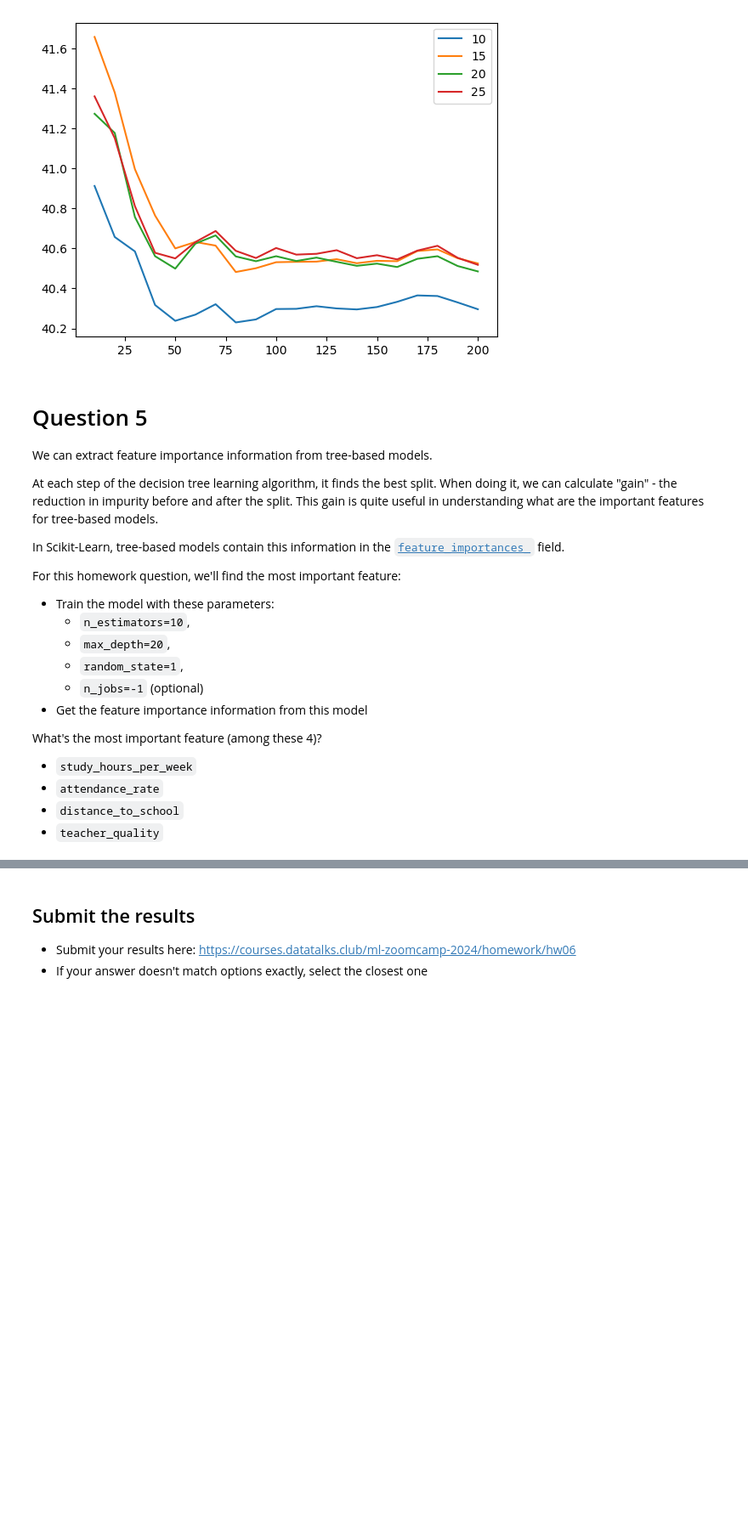
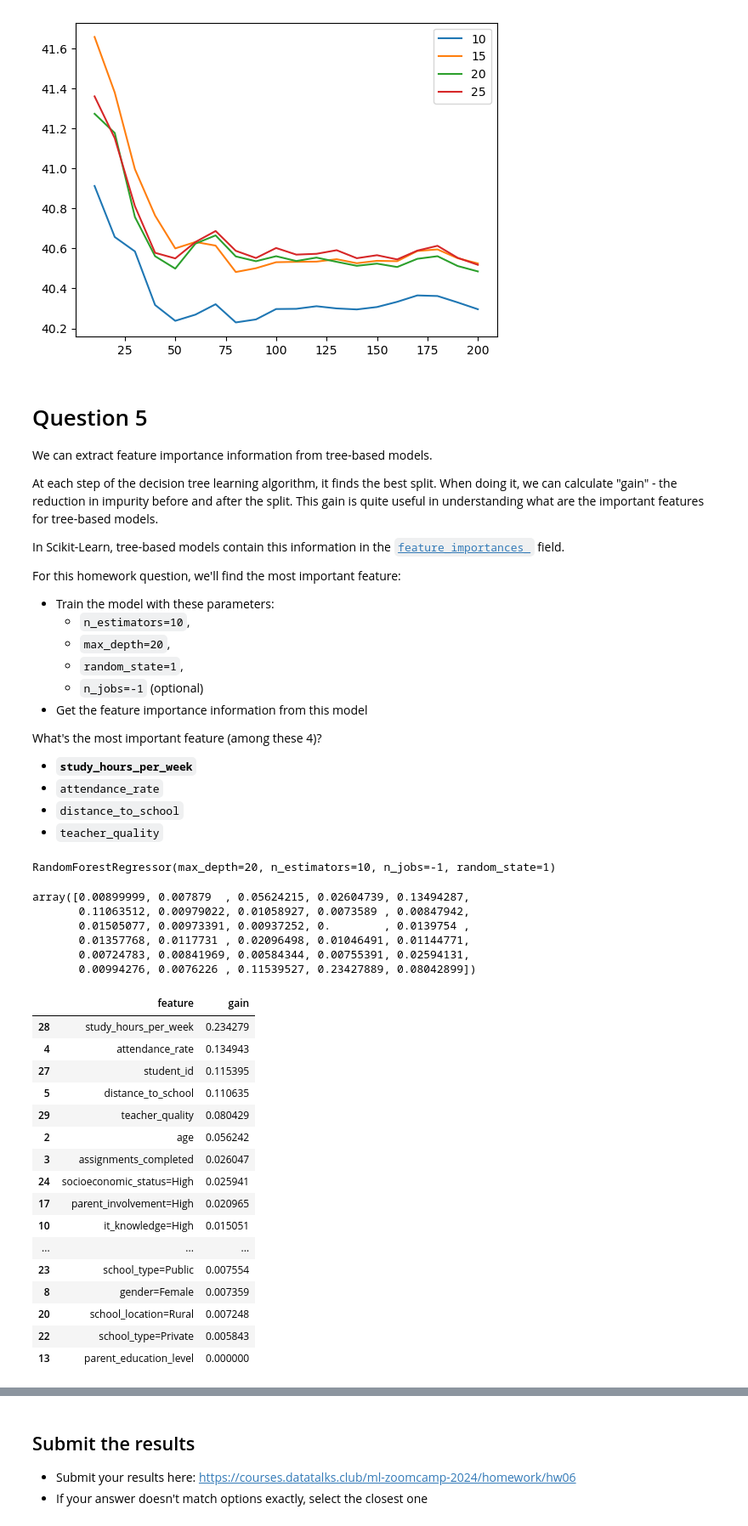
Before and after one commit to Priyanka-Bankar/machine-learning--zoomcamp, a Jupyter notebook: Homework6.ipynb, the cells around one changed output, grey strips where cells are left out. Shown: that part at 85% size. Cells and saved outputs as stored; diff of their text form; code cells hidden in the pictures; blank space fills up the shorter version.

```diff
--- a/Homework6.ipynb
+++ b/Homework6.ipynb
@@ -328,10 +328,48 @@ For this homework question, we'll find the most important feature:
 
 What's the most important feature (among these 4)?
 
-* `study_hours_per_week`
+* **`study_hours_per_week`**
 * `attendance_rate`
 * `distance_to_school`
 * `teacher_quality`
+# %%
+rf = RandomForestRegressor(n_estimators=10,max_depth=20,random_state=1,n_jobs=-1)
+
+rf.fit(X_train,y_train)
+# %% [output]
+RandomForestRegressor(max_depth=20, n_estimators=10, n_jobs=-1, random_state=1)
+# %%
+rf.feature_importances_
+# %% [output]
+array([0.00899999, 0.007879  , 0.05624215, 0.02604739, 0.13494287,
+       0.11063512, 0.00979022, 0.01058927, 0.0073589 , 0.00847942,
+       0.01505077, 0.00973391, 0.00937252, 0.        , 0.0139754 ,
+       0.01357768, 0.0117731 , 0.02096498, 0.01046491, 0.01144771,
+       0.00724783, 0.00841969, 0.00584344, 0.00755391, 0.02594131,
+       0.00994276, 0.0076226 , 0.11539527, 0.23427889, 0.08042899])
+# %%
+importance = list(zip(dv.feature_names_,rf.feature_importances_))
+df_importance = pd.DataFrame(importance,columns=['feature','gain'])
+df_importance= df_importance.sort_values(by='gain', ascending=False)
+df_importance
+# %% [output]
+|  | feature | gain |
+| 28 | study_hours_per_week | 0.234279 |
+| 4 | attendance_rate | 0.134943 |
+| 27 | student_id | 0.115395 |
+| 5 | distance_to_school | 0.110635 |
+| 29 | teacher_quality | 0.080429 |
+| 2 | age | 0.056242 |
+| 3 | assignments_completed | 0.026047 |
+| 24 | socioeconomic_status=High | 0.025941 |
+| 17 | parent_involvement=High | 0.020965 |
+| 10 | it_knowledge=High | 0.015051 |
+| ... | ... | ... |
+| 23 | school_type=Public | 0.007554 |
+| 8 | gender=Female | 0.007359 |
+| 20 | school_location=Rural | 0.007248 |
+| 22 | school_type=Private | 0.005843 |
+| 13 | parent_education_level | 0.000000 |
 # %% [markdown]
 ## Question 6
 
```
